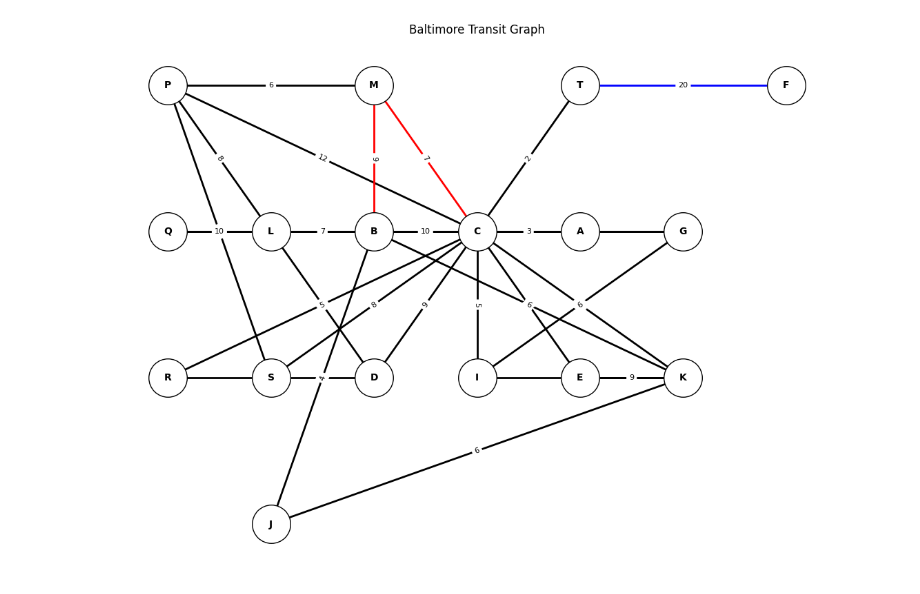
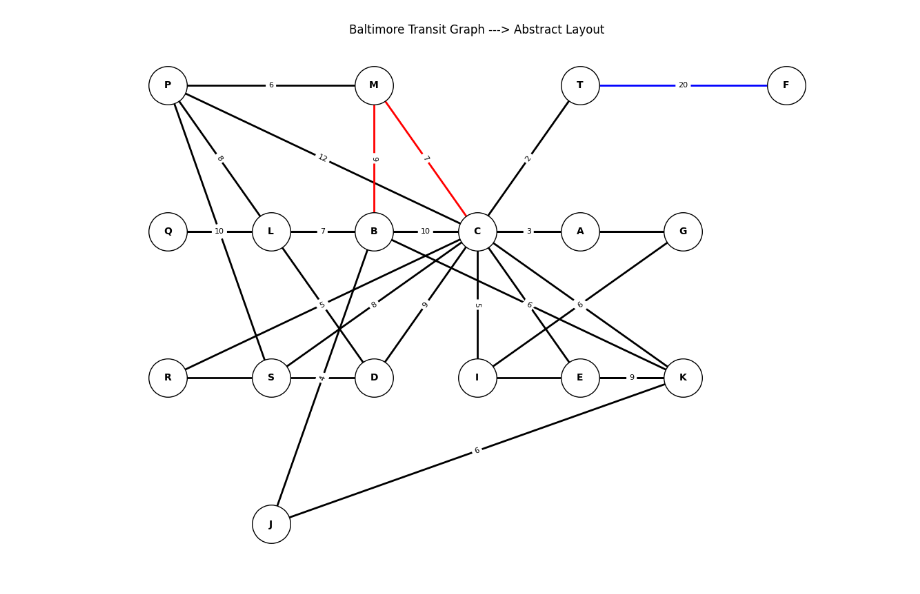
Before and after one commit to Clyding/Dijkstra, a Jupyter notebook: app/src/graph_nodes.ipynb, the cells around one changed output. Drawn from its saved outputs; the diff is of its cells as text; code cells hidden in the pictures.

```diff
--- a/app/src/graph_nodes.ipynb
+++ b/app/src/graph_nodes.ipynb
@@ -70,32 +70,32 @@ pos = {
     "L": (1, 3),
     "Q": (0, 3),
     "D": (2, 2),
     "E": (4, 2),
     "K": (5, 2),
     "B": (2, 3),
     "J": (1, 1)
 }
 
 
 mode_colors = {
     "walk": "black",
     "light_rail": "red",
     "water_taxi": "blue"
 }
 
 edge_colors = [mode_colors[G[u][v]['mode']] for u, v in G.edges()]
 edge_labels = {(u, v): G[u][v]['weight'] for u, v in G.edges()}
 
 
 plt.figure(figsize=(14, 10))
 
 nx.draw_networkx_nodes(G, pos, node_color="white", edgecolors="black", node_size=1600)
 nx.draw_networkx_labels(G, pos, font_size=10, font_weight="bold")
 
 nx.draw_networkx_edges(G, pos, edge_color=edge_colors, width=2)
 nx.draw_networkx_edge_labels(G, pos, edge_labels=edge_labels, font_size=8)
-plt.title("Baltimore Transit Graph - Abstract Layout")
+plt.title("Baltimore Transit Graph ---> Abstract Layout")
 plt.axis("off")
 plt.show()
 # %% [output]
-[figure, old version]
+[figure, new version]
```
